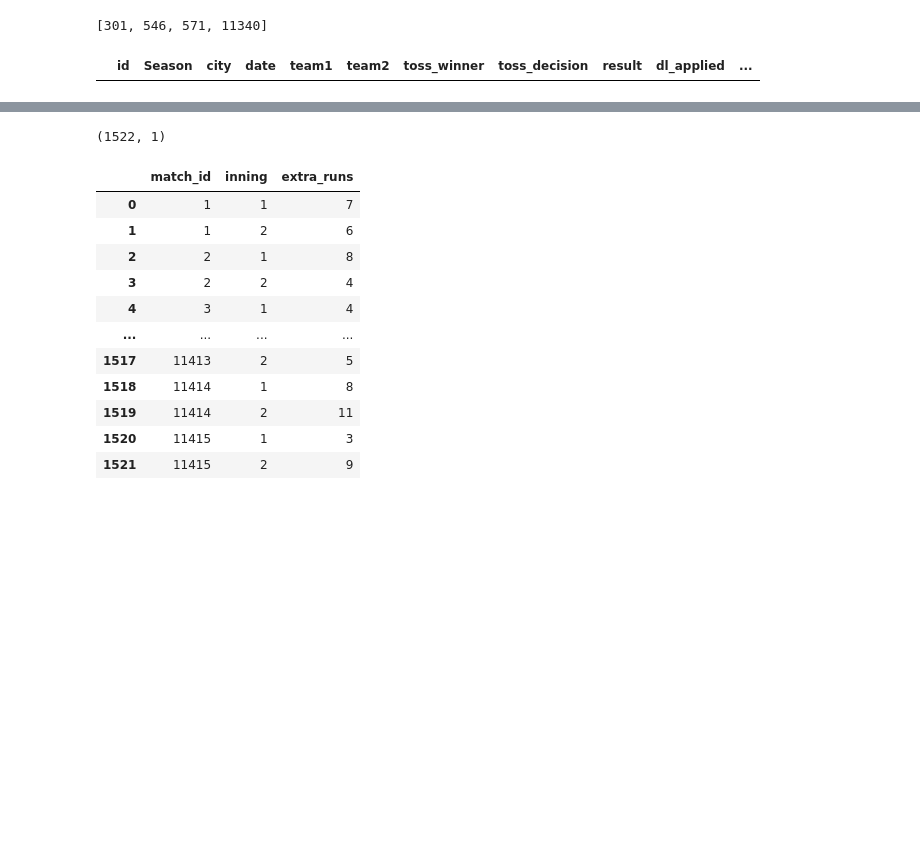
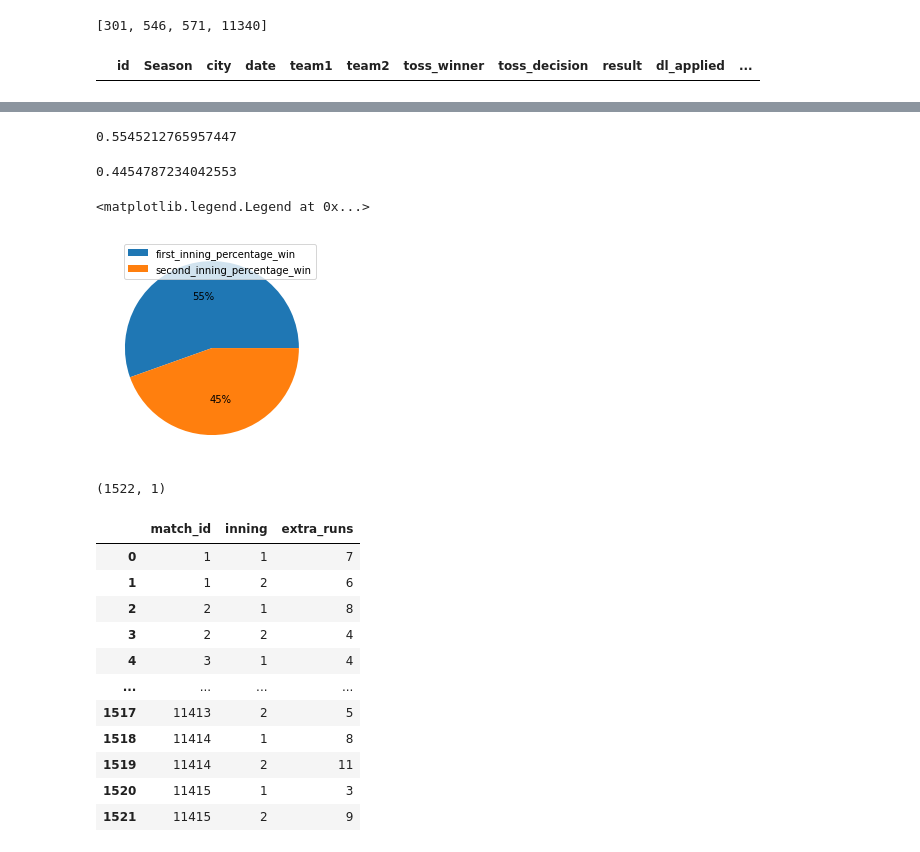
Before and after one commit to satyamgipu/Iplt20analysis, a Jupyter notebook: IPL_T20_Cricket_Analysis_Capstone_Project.ipynb, the cells around one changed output, grey strips where cells are left out. Drawn from its saved outputs; the diff is of its cells as text; code cells hidden in the pictures; blank space fills up the shorter version.

```diff
--- a/IPL_T20_Cricket_Analysis_Capstone_Project.ipynb
+++ b/IPL_T20_Cricket_Analysis_Capstone_Project.ipynb
@@ -156,3 +113,19 @@ match
+# %%
+inning_wise_percentage=match[["team1","team2","innings_winner","winner"]].value_counts("innings_winner")/match.shape[0]
+first_inning_percentage_win=inning_wise_percentage.iloc[0]
+second_inning_percentage_win=inning_wise_percentage.iloc[1]
+# %%
+print(first_inning_percentage_win)
+second_inning_percentage_win
+# %% [output]
+0.5545212765957447
+0.4454787234042553
+# %%
+plt.pie([first_inning_percentage_win,second_inning_percentage_win],autopct='%1.0f%%')
+plt.legend(["first_inning_percentage_win","second_inning_percentage_win"])
+# %% [output]
+<matplotlib.legend.Legend at 0x...>
+[figure, added]
 # %%
 inning_wise_extra_runs=pd.DataFrame(deliveries.groupby(["match_id","inning"]).agg({"extra_runs":"sum"}))
 # %%
```
Also changed, not shown: parts of 11 cells of this notebook.
